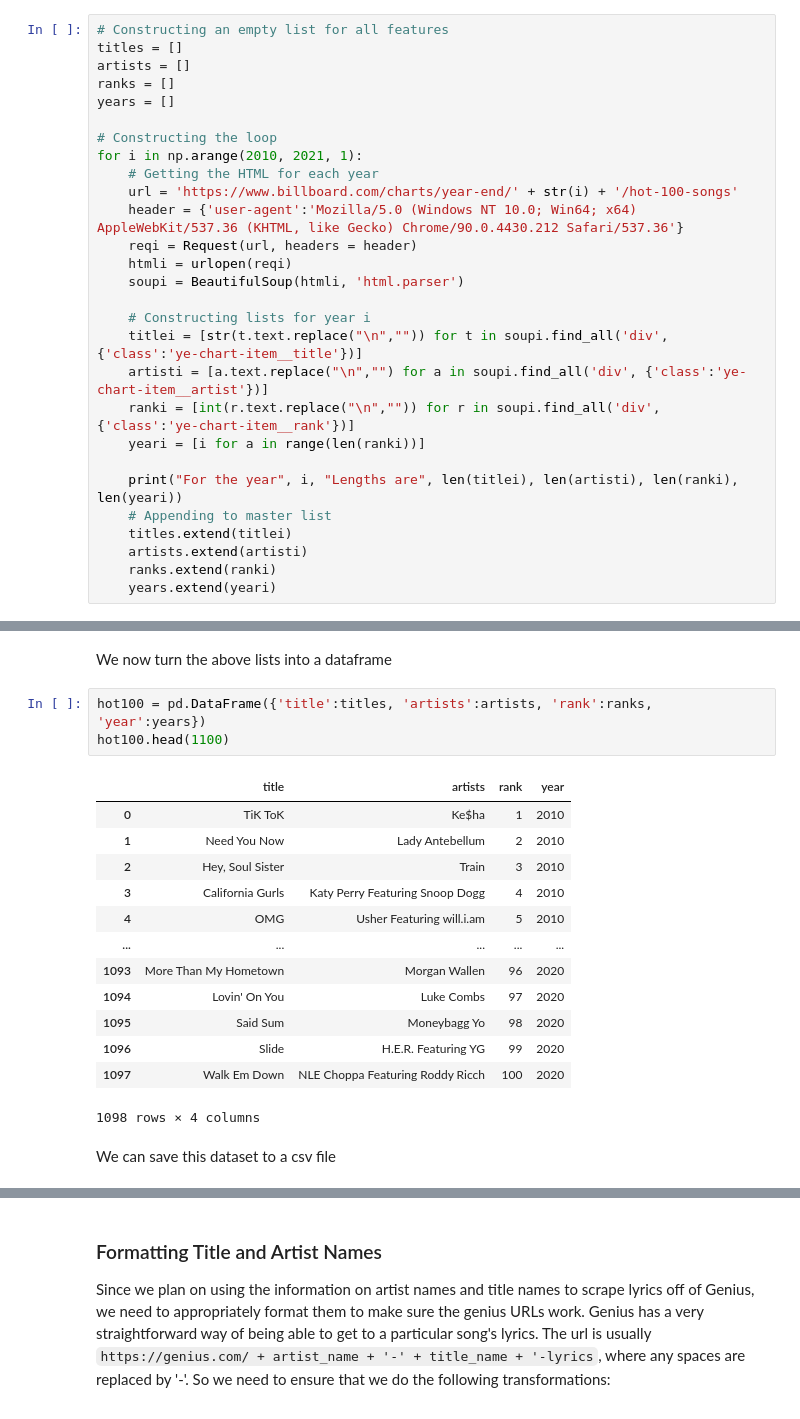
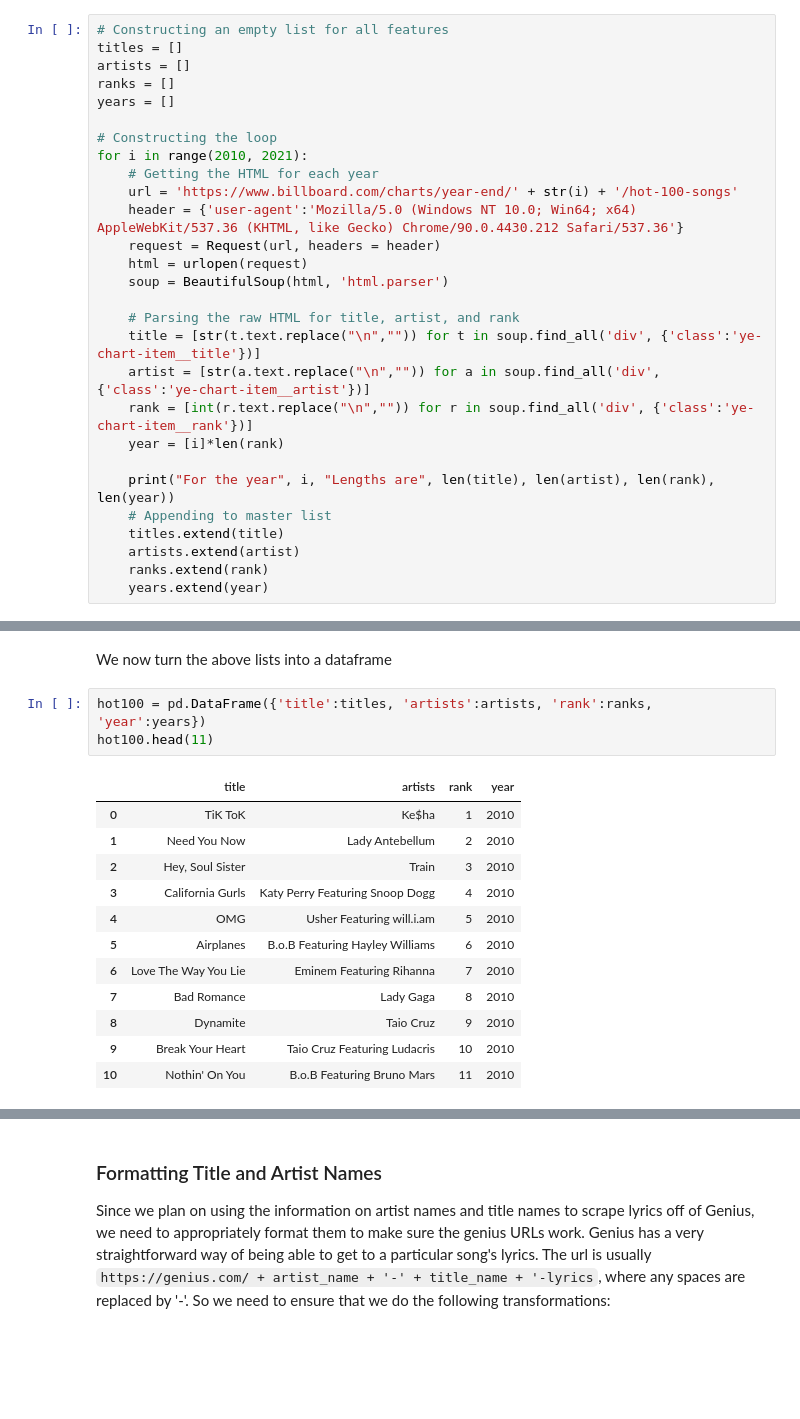
Before and after one commit to astromusicologist/Hidden-Hits, a Jupyter notebook: DataCollection.ipynb, the cells around one changed output, grey strips where cells are left out. Cells and saved outputs as stored; diff of their text form; blank space fills up the shorter version.

```diff
--- a/DataCollection.ipynb
+++ b/DataCollection.ipynb
@@ -39,26 +43,26 @@ ranks = []
 years = []
 
 # Constructing the loop
-for i in np.arange(2010, 2021, 1):
+for i in range(2010, 2021):
     # Getting the HTML for each year
     url = 'https://www.billboard.com/charts/year-end/' + str(i) + '/hot-100-songs'
     header = {'user-agent':'Mozilla/5.0 (Windows NT 10.0; Win64; x64) AppleWebKit/537.36 (KHTML, like Gecko) Chrome/90.0.4430.212 Safari/537.36'}
-    reqi = Request(url, headers = header)
-    htmli = urlopen(reqi)
-    soupi = BeautifulSoup(htmli, 'html.parser')
+    request = Request(url, headers = header)
+    html = urlopen(request)
+    soup = BeautifulSoup(html, 'html.parser')
 
-    # Constructing lists for year i
-    titlei = [str(t.text.replace("\n","")) for t in soupi.find_all('div', {'class':'ye-chart-item__title'})]
-    artisti = [a.text.replace("\n","") for a in soupi.find_all('div', {'class':'ye-chart-item__artist'})]
-    ranki = [int(r.text.replace("\n","")) for r in soupi.find_all('div', {'class':'ye-chart-item__rank'})]
-    yeari = [i for a in range(len(ranki))]
+    # Parsing the raw HTML for title, artist, and rank
+    title = [str(t.text.replace("\n","")) for t in soup.find_all('div', {'class':'ye-chart-item__title'})]
+    artist = [str(a.text.replace("\n","")) for a in soup.find_all('div', {'class':'ye-chart-item__artist'})]
+    rank = [int(r.text.replace("\n","")) for r in soup.find_all('div', {'class':'ye-chart-item__rank'})]
+    year = [i]*len(rank)
 
-    print("For the year", i, "Lengths are", len(titlei), len(artisti), len(ranki), len(yeari))
+    print("For the year", i, "Lengths are", len(title), len(artist), len(rank), len(year))
     # Appending to master list
-    titles.extend(titlei)
-    artists.extend(artisti)
-    ranks.extend(ranki)
-    years.extend(yeari)
+    titles.extend(title)
+    artists.extend(artist)
+    ranks.extend(rank)
+    years.extend(year)
 # %% [output]
 For the year 2010 Lengths are 100 100 100 100
 For the year 2011 Lengths are 99 99 99 99
@@ -75,20 +79,17 @@ For the year 2020 Lengths are 100 100 100 100
 We now turn the above lists into a dataframe
 # %%
 hot100 = pd.DataFrame({'title':titles, 'artists':artists, 'rank':ranks, 'year':years})
-hot100.head(1100)
+hot100.head(11)
 # %% [output]
 |  | title | artists | rank | year |
 | 0 | TiK ToK | Ke$ha | 1 | 2010 |
 | 1 | Need You Now | Lady Antebellum | 2 | 2010 |
 | 2 | Hey, Soul Sister | Train | 3 | 2010 |
 | 3 | California Gurls | Katy Perry Featuring Snoop Dogg | 4 | 2010 |
 | 4 | OMG | Usher Featuring will.i.am | 5 | 2010 |
-| ... | ... | ... | ... | ... |
-| 1093 | More Than My Hometown | Morgan Wallen | 96 | 2020 |
-| 1094 | Lovin' On You | Luke Combs | 97 | 2020 |
-| 1095 | Said Sum | Moneybagg Yo | 98 | 2020 |
-| 1096 | Slide | H.E.R. Featuring YG | 99 | 2020 |
-| 1097 | Walk Em Down | NLE Choppa Featuring Roddy Ricch | 100 | 2020 |
+| 5 | Airplanes | B.o.B Featuring Hayley Williams | 6 | 2010 |
+| 6 | Love The Way You Lie | Eminem Featuring Rihanna | 7 | 2010 |
+| 7 | Bad Romance | Lady Gaga | 8 | 2010 |
+| 8 | Dynamite | Taio Cruz | 9 | 2010 |
+| 9 | Break Your Heart | Taio Cruz Featuring Ludacris | 10 | 2010 |
+| 10 | Nothin' On You | B.o.B Featuring Bruno Mars | 11 | 2010 |
-1098 rows × 4 columns
-# %% [markdown]
-We can save this dataset to a csv file
```
Also changed, not shown: parts of 7 cells of this notebook, 1 other file.
